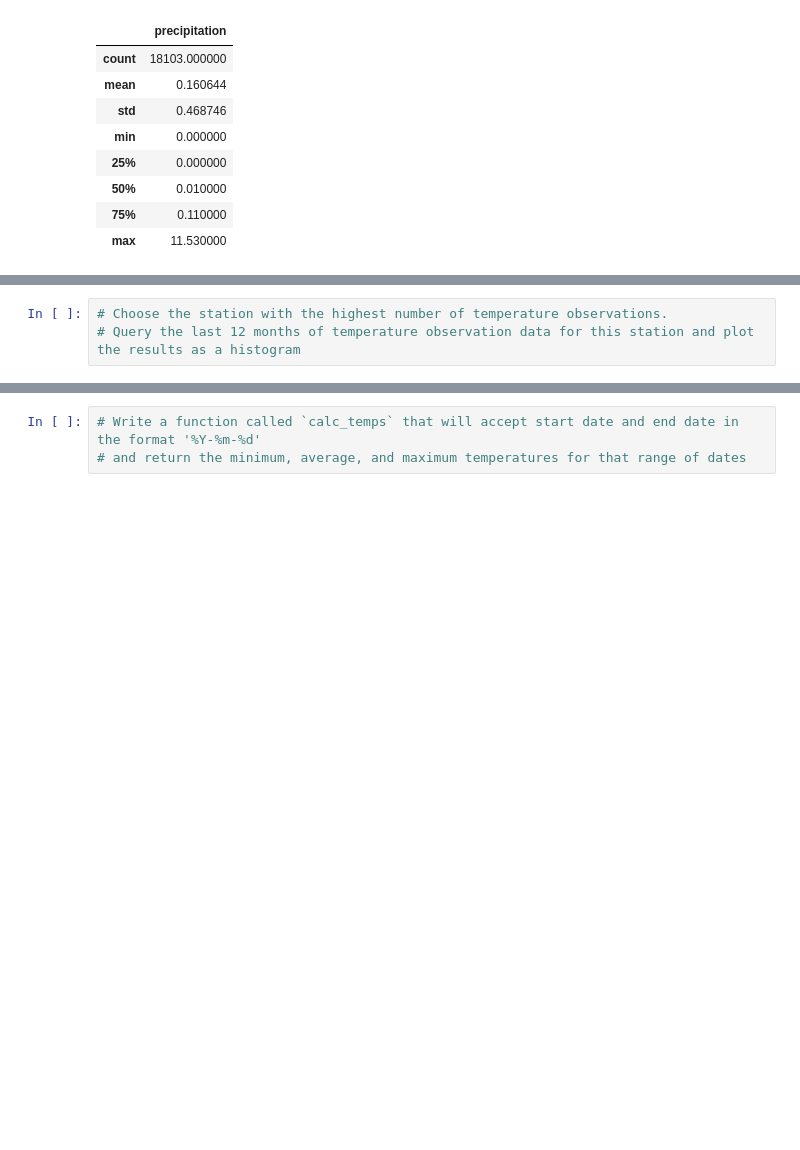
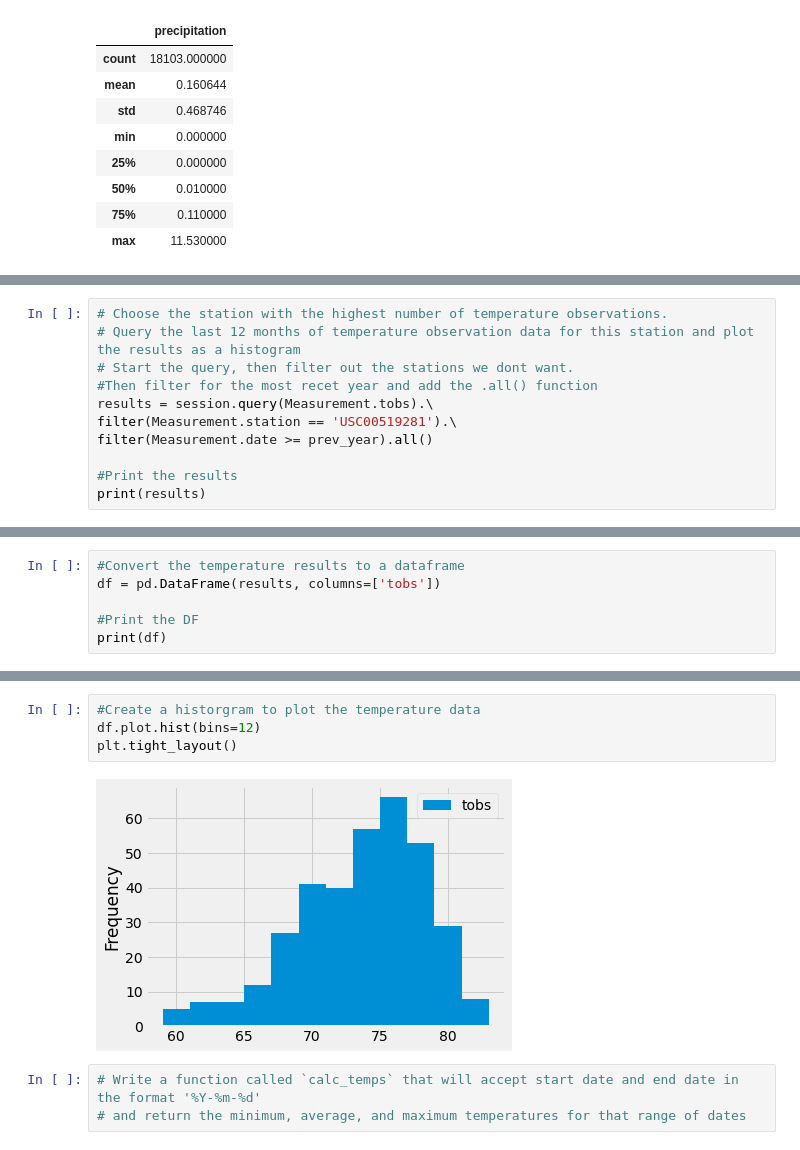
Before and after one commit to GiovanniBottone/surfs_up, a Jupyter notebook: climate_analysis.ipynb, the cells around one changed output, grey strips where cells are left out. Drawn from its saved outputs; the diff is of its cells as text; blank space fills up the shorter version.

```diff
--- a/climate_analysis.ipynb
+++ b/climate_analysis.ipynb
@@ -132,3 +166,11 @@ df.describe()
 # %%
 # Choose the station with the highest number of temperature observations.
 # Query the last 12 months of temperature observation data for this station and plot the results as a histogram
+# Start the query, then filter out the stations we dont want.
+#Then filter for the most recet year and add the .all() function
+results = session.query(Measurement.tobs).\
+filter(Measurement.station == 'USC00519281').\
+filter(Measurement.date >= prev_year).all()
+
+#Print the results
+print(results)
@@ -134,0 +179,6 @@ df.describe()
+# %%
+#Convert the temperature results to a dataframe
+df = pd.DataFrame(results, columns=['tobs'])
+
+#Print the DF
+print(df)
@@ -135,3 +200,9 @@ df.describe()
+# %%
+#Create a historgram to plot the temperature data
+df.plot.hist(bins=12)
+plt.tight_layout()
+# %% [output]
+[figure, added]
 # %%
 # Write a function called `calc_temps` that will accept start date and end date in the format '%Y-%m-%d'
 # and return the minimum, average, and maximum temperatures for that range of dates
```
Also changed, not shown: parts of 8 cells of this notebook.
